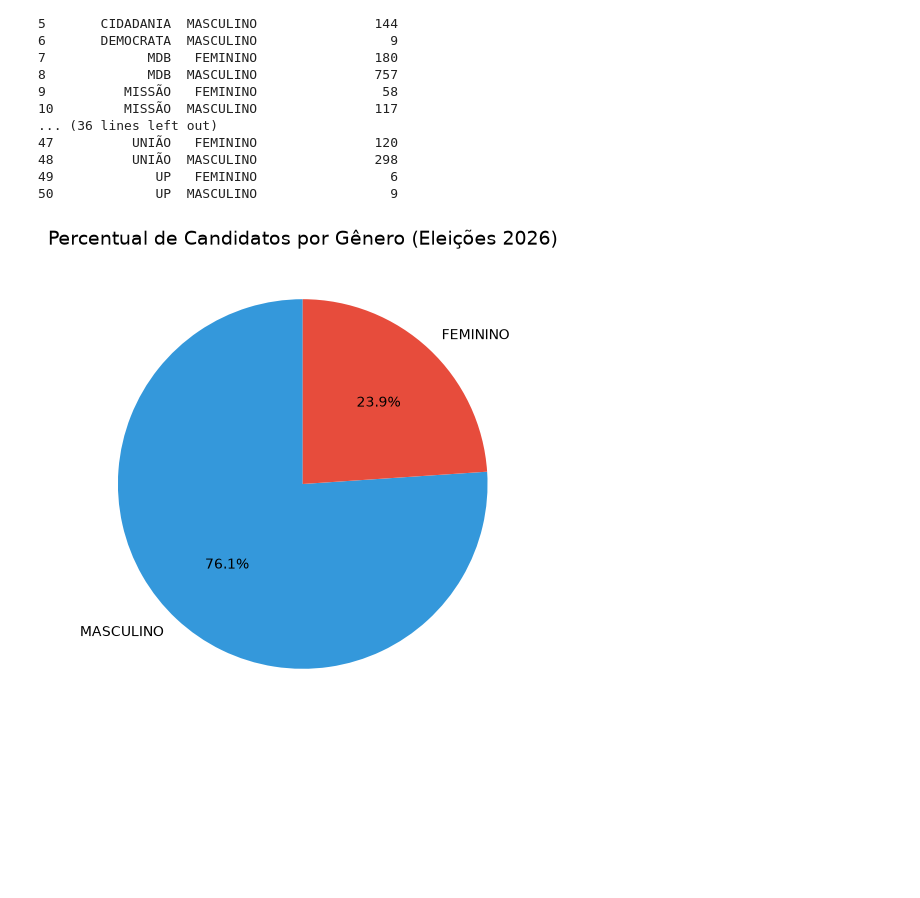
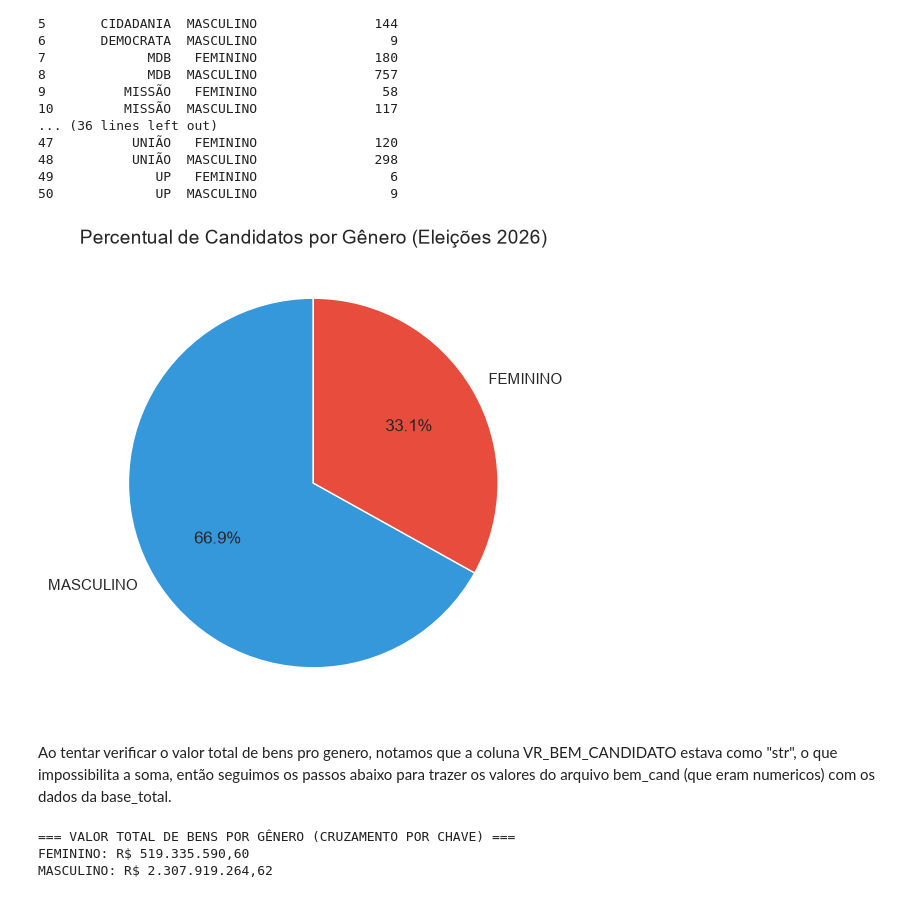
Before and after one commit to AraujoKienzle/Atividade-ADA-08-2026-Prof-Leonardo, a Jupyter notebook: projeto_08_2026.ipynb, the cells around one changed output. Cells and saved outputs as stored; diff of their text form; code cells hidden in the pictures; blank space fills up the shorter version.

Commit message:
incluindo valores totais de bens por gênero

```diff
--- a/projeto_08_2026.ipynb
+++ b/projeto_08_2026.ipynb
@@ -259,23 +262,57 @@ print(subtotal_genero)
 # %%
 import matplotlib.pyplot as plt
 
 # Conta a quantidade total de candidatos por sexo
-contagem_genero = base_total['DS_GENERO'].value_counts()
+contagem_genero = con_cand['DS_GENERO'].value_counts()
 
 # Configura o tamanho e gera o gráfico de pizza
 plt.figure(figsize=(6, 6))
 plt.pie(
     contagem_genero,
     labels=contagem_genero.index,
     autopct='%1.1f%%',     # Mostra a porcentagem com uma casa decimal
     startangle=90,         # Rotaciona o gráfico para começar no topo
     colors=['#3498db', '#e74c3c'] # Define cores bonitas (azul e vermelho)
 )
 
 # Adiciona um título ao gráfico
 plt.title('Percentual de Candidatos por Gênero (Eleições 2026)', fontsize=14)
 
 # Exibe o gráfico na tela do seu notebook
 plt.show()
 # %% [output]
-[figure, old version]
+[figure, new version]
+# %% [markdown]
+Ao tentar verificar o valor total de bens pro genero, notamos que a coluna VR_BEM_CANDIDATO estava como "str", o que impossibilita a soma, então seguimos os passos abaixo para trazer os valores do arquivo bem_cand (que eram numericos) com os dados da base_total.
+# %%
+# Cria uma tabela contendo apenas as colunas necessárias de cada fonte
+df_genero_chave = base_total[["SQ_CANDIDATO", "DS_GENERO"]].drop_duplicates()
+df_bens_chave = bem_cand[["SQ_CANDIDATO", "VR_BEM_CANDIDATO"]].copy()
+
+# MERGE: Junta os bens ao gênero usando o SQ_CANDIDATO como chave
+df_unificado = pd.merge(df_bens_chave, df_genero_chave, on="SQ_CANDIDATO", how="inner")
+
+# LIMPEZA DOS VALORES: Converte o texto com vírgula para número decimal
+df_unificado["VR_BEM_NUMERICO"] = df_unificado["VR_BEM_CANDIDATO"].astype(str).str.strip()
+df_unificado["VR_BEM_NUMERICO"] = (
+    df_unificado["VR_BEM_NUMERICO"]
+    .str.replace(".", "", regex=False)   # Remove pontos de milhar se houver
+    .str.replace(",", ".", regex=False)   # Troca a vírgula pelo ponto decimal do Python
+)
+
+# Converte de texto para formato numérico de verdade
+df_unificado["VR_BEM_NUMERICO"] = pd.to_numeric(df_unificado["VR_BEM_NUMERICO"], errors="coerce")
+df_unificado["VR_BEM_NUMERICO"] = df_unificado["VR_BEM_NUMERICO"].fillna(0)
+
+# CALCULO DA SOMA TOTAL POR GÊNERO
+soma_por_genero = df_unificado.groupby("DS_GENERO")["VR_BEM_NUMERICO"].sum()
+
+# Imprime o resultado final limpo e formatado em Reais (R$)
+print("=== VALOR TOTAL DE BENS POR GÊNERO (CRUZAMENTO POR CHAVE) ===")
+for genero, valor in soma_por_genero.items():
+    valor_ptbr = f"R$ {valor:,.2f}".replace(",", "X").replace(".", ",").replace("X", ".")
+    print(f"{genero}: {valor_ptbr}")
+# %% [output]
+=== VALOR TOTAL DE BENS POR GÊNERO (CRUZAMENTO POR CHAVE) ===
+FEMININO: R$ 519.335.590,60
+MASCULINO: R$ 2.307.919.264,62
```
Also changed, not shown: parts of 1 cell of this notebook.
